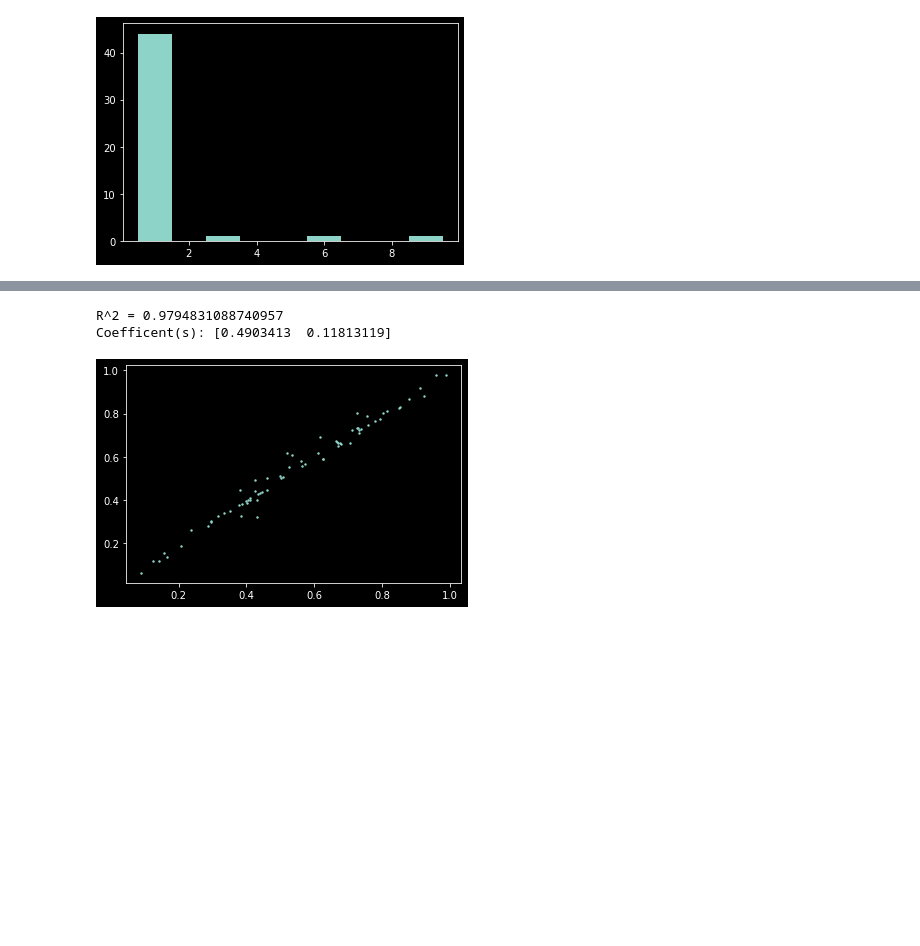
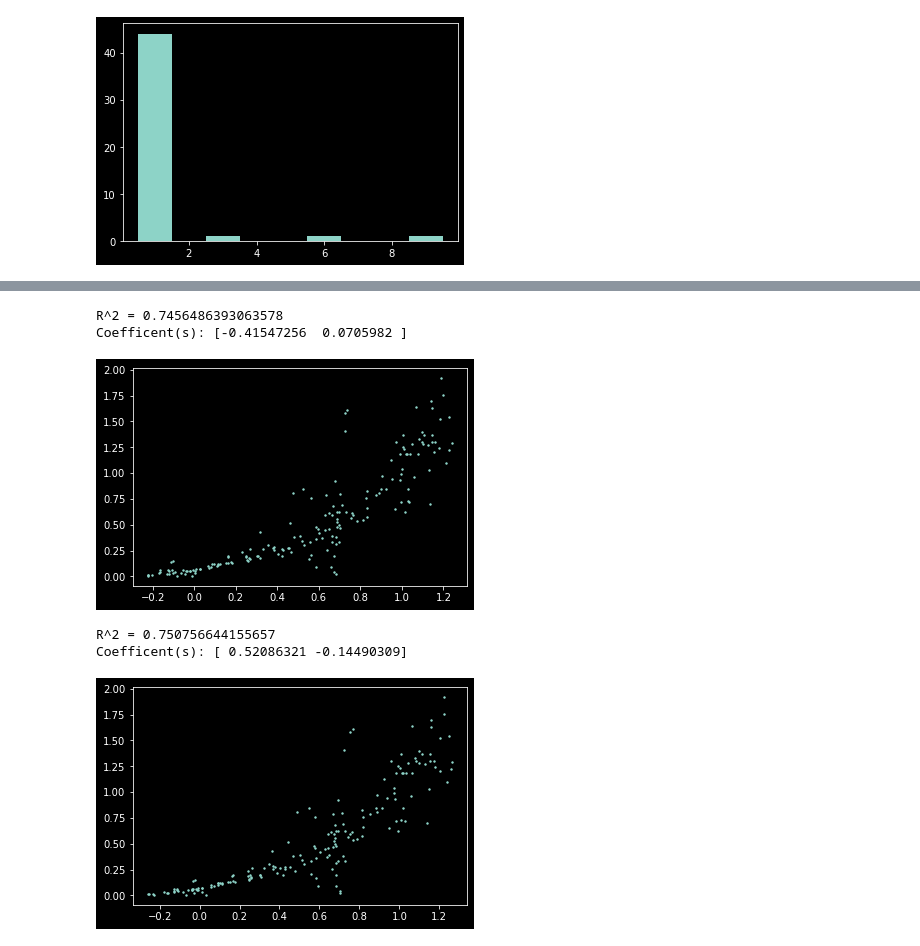
Before and after one commit to peterparity/conservation-laws-manifold-learning, a Jupyter notebook: double_pendulum.ipynb, the cells around one changed output, grey strips where cells are left out. Cells and saved outputs as stored; diff of their text form; code cells hidden in the pictures; blank space fills up the shorter version.

```diff
--- a/double_pendulum.ipynb
+++ b/double_pendulum.ipynb
@@ -258,13 +261,26 @@ plt.hist(embedding_size_list, bins=np.arange(10)+0.5);
+# %%
+from sklearn.linear_model import LinearRegression
+X = embedding2[:, embed_list2]
+y = E1[embedding[:,0] < -1]
+reg = LinearRegression().fit(X, y)
+print("R^2 =", reg.score(X, y))
+print("Coefficent(s):", reg.coef_)
+plt.figure()
+plt.scatter(reg.predict(X), y, s=2);
+# %% [output]
+R^2 = 0.7456486393063578
+Coefficent(s): [-0.41547256  0.0705982 ]
+[figure, added]
 # %%
 from sklearn.linear_model import LinearRegression
-X = embedding[E < -2, :][:, embed_list]
-y = np.sqrt(E2[E < -2])
+X = embedding[embedding[:,0] < -1, :][:, [0,2]]
+y = E1[embedding[:,0] < -1]
 reg = LinearRegression().fit(X, y)
 print("R^2 =", reg.score(X, y))
 print("Coefficent(s):", reg.coef_)
 plt.figure()
 plt.scatter(reg.predict(X), y, s=2);
 # %% [output]
-R^2 = 0.9794831088740957
-Coefficent(s): [0.4903413  0.11813119]
+R^2 = 0.750756644155657
+Coefficent(s): [ 0.52086321 -0.14490309]
-[figure, old version]
+[figure, new version]
```
Also changed, not shown: parts of 11 cells of this notebook, 13 other files.
